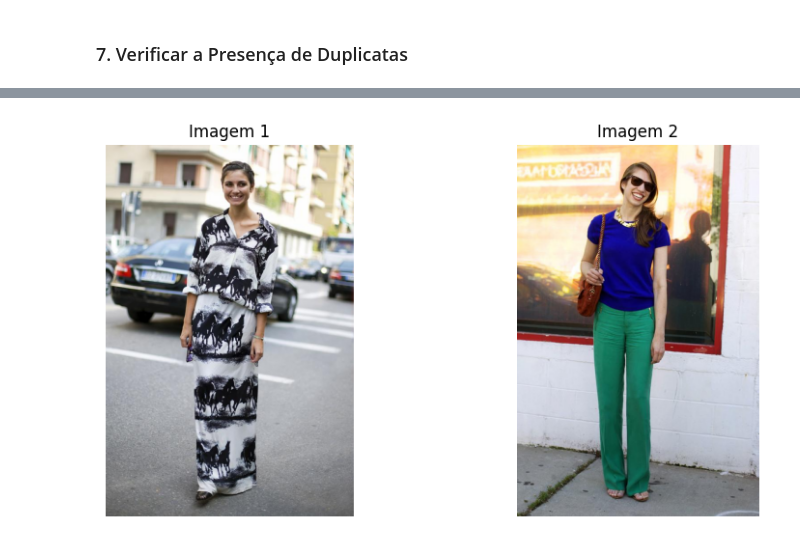
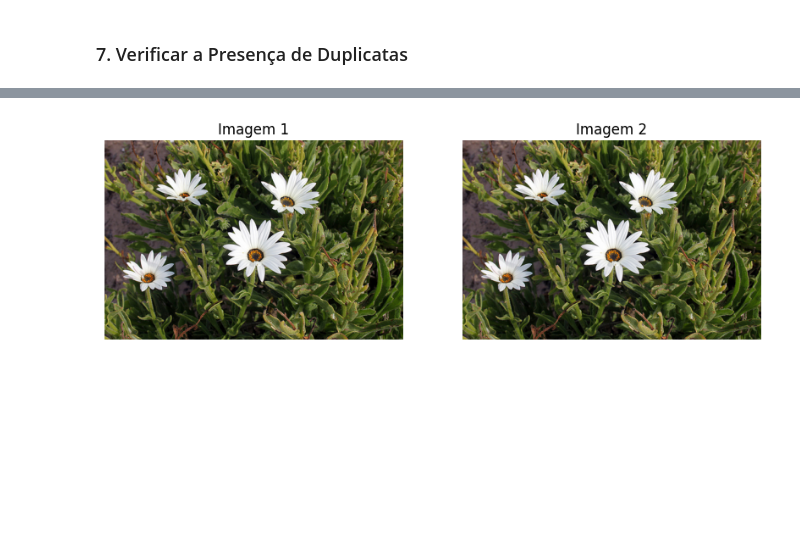
Before and after one commit to RaphaelCarvalh/BootCampAVANTI_machine_learning, a Jupyter notebook: Ativ04/arquivos_modelos/[Avanti_Bootcamp_ML_Etapa_1]_Flowers_Classification.ipynb, the cells around one changed output, grey strips where cells are left out. Cells and saved outputs as stored; diff of their text form; code cells hidden in the pictures; blank space fills up the shorter version.

```diff
--- a/Ativ04/arquivos_modelos/[Avanti_Bootcamp_ML_Etapa_1]_Flowers_Classification.ipynb
+++ b/Ativ04/arquivos_modelos/[Avanti_Bootcamp_ML_Etapa_1]_Flowers_Classification.ipynb
@@ -268,27 +235,27 @@ duplicated_images
 # %%
-image1 = cv2.imread('/content/clothing-coparsing-dataset/images/0025.jpg')
-image2 = cv2.imread('/content/clothing-coparsing-dataset/images/1790.jpg')
+image1 = cv2.imread('./flowers-five-classes/train/daisy/10993710036_2033222c91.jpg')
+image2 = cv2.imread('./flowers-five-classes/train/daisy/10993818044_4c19b86c82.jpg')
 
 fig, axes = plt.subplots(1, 2, figsize=(10, 5))
 
 # Converter de BGR (formato OpenCV) para RGB (formato Matplotlib)
 image1_rgb = cv2.cvtColor(image1, cv2.COLOR_BGR2RGB)
 image2_rgb = cv2.cvtColor(image2, cv2.COLOR_BGR2RGB)
 
 # Mostrar a primeira imagem
 axes[0].imshow(image1_rgb)
 axes[0].axis('off')  # Remove os eixos
 axes[0].set_title('Imagem 1')
 
 # Mostrar a segunda imagem
 axes[1].imshow(image2_rgb)
 axes[1].axis('off')  # Remove os eixos
 axes[1].set_title('Imagem 2')
 
 # Exibir as imagens
 plt.show()
 # %% [output]
-[figure, old version]
+[figure, new version]
 # %%
 # Agrupando duplicatas por classe (coluna 'label') e contando
 duplicates_by_class = df_duplicated.groupby('label').size()
```
Also changed, not shown: parts of 20 cells of this notebook, 5 other files.
